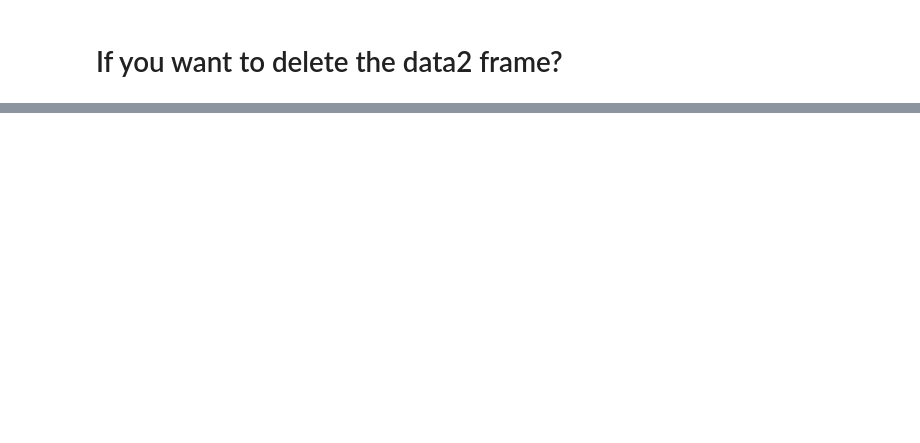
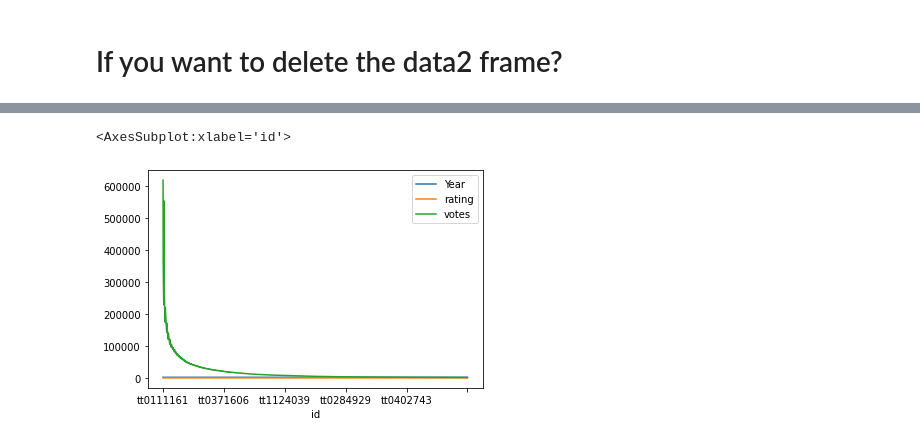
Before and after one commit to Hamid-Ali-99/ONE_MONTH.PY, a Jupyter notebook: Data-anaylist-one-months.ipynb, the cells around one changed output, grey strips where cells are left out. Cells and saved outputs as stored; diff of their text form; code cells hidden in the pictures; blank space fills up the shorter version.

```diff
--- a/Data-anaylist-one-months.ipynb
+++ b/Data-anaylist-one-months.ipynb
@@ -65,0 +289,5 @@ print(data2)
+# %%
+data.plot()
+# %% [output]
+<AxesSubplot:xlabel='id'>
+[figure, added]
```
Also changed, not shown: parts of 30 cells of this notebook, 4 other files.
